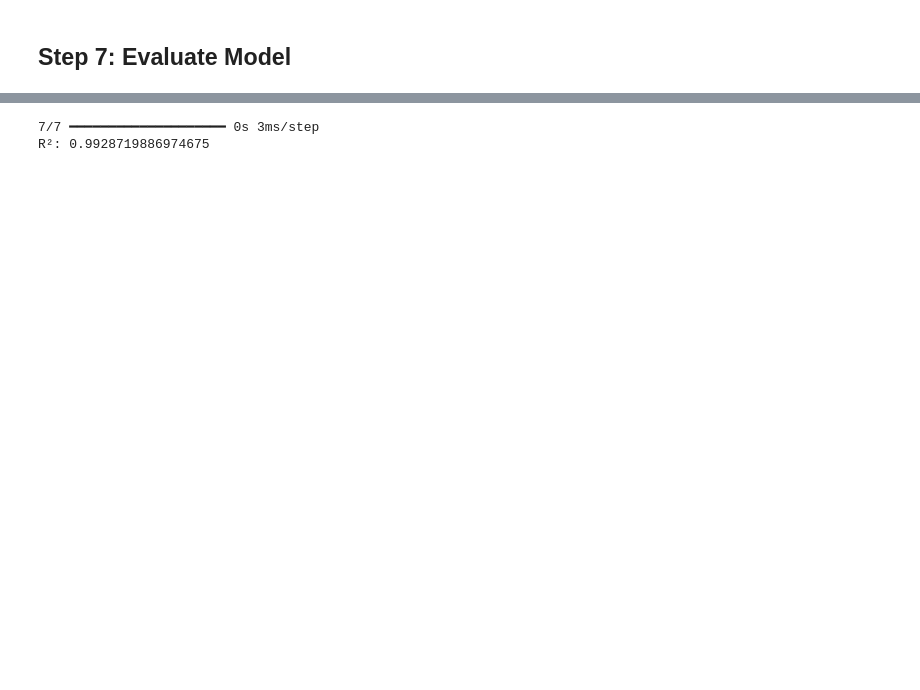
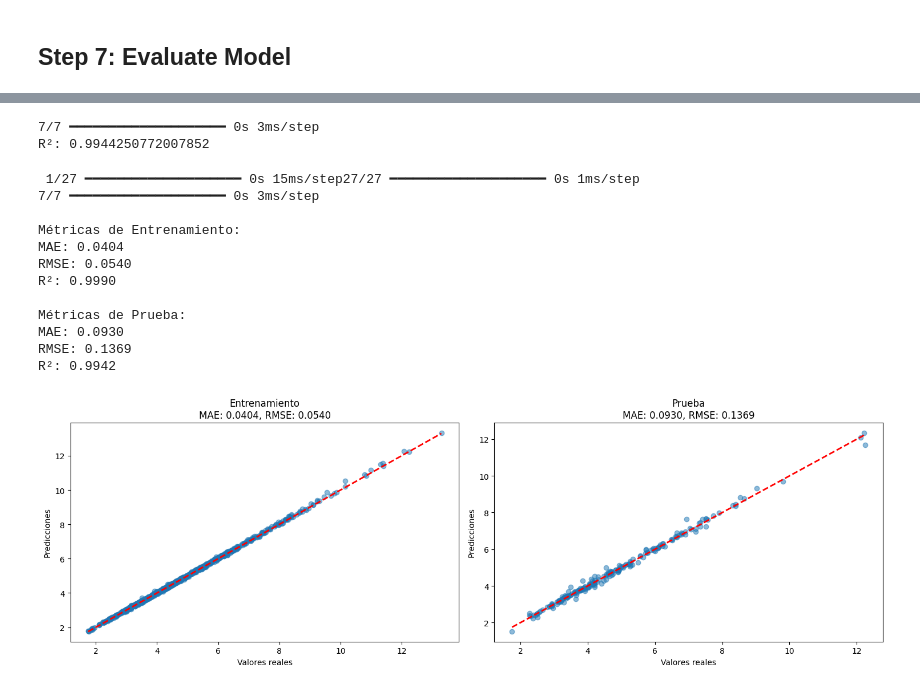
Before and after one commit to Mikemaranon/PropNet, a Jupyter notebook: PropNet-project/4_Model_Building_and_Selection/model.ipynb, the cells around one changed output, grey strips where cells are left out. Saved outputs shown, nothing was run; the diff lists cells and outputs as text; code cells hidden in the pictures; blank space fills up the shorter version.

Commit message:
second optimized model

```diff
--- a/PropNet-project/4_Model_Building_and_Selection/model.ipynb
+++ b/PropNet-project/4_Model_Building_and_Selection/model.ipynb
@@ -79,5 +95,5 @@ I0000 00:00:1742665286.940095   13524 gpu_device.cc:2019] Created device /job:lo
 # %% [markdown]
 ## Step 6: Train the model
 # %%
-history = model.fit(X_train_scaled, y_train, epochs=200, batch_size=8, validation_data=(X_test_scaled, y_test))
+history = model.fit(X_train_scaled, y_train, epochs=150, batch_size=8, validation_data=(X_test_scaled, y_test))
 # %% [output]
@@ -113,4 +129,71 @@ r2 = r2_score(y_test, y_pred)
 print(f"R²: {r2}")
 # %% [output]
 7/7 ━━━━━━━━━━━━━━━━━━━━ 0s 3ms/step
-R²: 0.9928719886974675
+R²: 0.9944250772007852
+# %%
+
+y_pred_train = model.predict(X_train)
+y_pred_test = model.predict(X_test)
+
+# Calcular métricas
+mae_train = mean_absolute_error(y_train, y_pred_train)
+mae_test = mean_absolute_error(y_test, y_pred_test)
+
+rmse_train = np.sqrt(mean_squared_error(y_train, y_pred_train))
+rmse_test = np.sqrt(mean_squared_error(y_test, y_pred_test))
+
+r2_train = r2_score(y_train, y_pred_train)
+r2_test = r2_score(y_test, y_pred_test)
+
+# Calcular el RMSE como porcentaje de la media de los datos de prueba
+mean_value = np.mean(y_test)  # También puedes usar y_train si prefieres
+rmse_percentage = (rmse_test / mean_value) * 100
+
+# Imprimir métricas
+print("\nMétricas de Entrenamiento:")
+print(f'MAE: {mae_train:.4f}')
+print(f'RMSE: {rmse_train:.4f}')
+print(f'R²: {r2_train:.4f}')
+
+print("\nMétricas de Prueba:")
+print(f'MAE: {mae_test:.4f}')
+print(f'RMSE: {rmse_test:.4f}')
+print(f'R²: {r2_test:.4f}')
+
+# Mostrar si el RMSE es superior al 15% de la media
+if rmse_percentage > 15:
+    print(f'El RMSE es superior al 15% de la media: {rmse_percentage:.2f}%')
+
+# Visualización
+plt.figure(figsize=(15, 5))
+
+plt.subplot(121)
+plt.scatter(y_train, y_pred_train, alpha=0.5)
+plt.plot([y_train.min(), y_train.max()], [y_train.min(), y_train.max()], 'r--', lw=2)
+plt.xlabel('Valores reales')
+plt.ylabel('Predicciones')
+plt.title(f'Entrenamiento\nMAE: {mae_train:.4f}, RMSE: {rmse_train:.4f}')
+
+plt.subplot(122)
+plt.scatter(y_test, y_pred_test, alpha=0.5)
+plt.plot([y_test.min(), y_test.max()], [y_test.min(), y_test.max()], 'r--', lw=2)
+plt.xlabel('Valores reales')
+plt.ylabel('Predicciones')
+plt.title(f'Prueba\nMAE: {mae_test:.4f}, RMSE: {rmse_test:.4f}')
+
+plt.tight_layout()
+plt.show()
+# %% [output]
+ 1/27 ━━━━━━━━━━━━━━━━━━━━ 0s 15ms/step27/27 ━━━━━━━━━━━━━━━━━━━━ 0s 1ms/step
+7/7 ━━━━━━━━━━━━━━━━━━━━ 0s 3ms/step
+
+Métricas de Entrenamiento:
+MAE: 0.0404
+RMSE: 0.0540
+R²: 0.9990
+
+Métricas de Prueba:
+MAE: 0.0930
+RMSE: 0.1369
+R²: 0.9942
+[figure, added]
```
Also changed, not shown: parts of 5 cells of this notebook, 2 other files.
